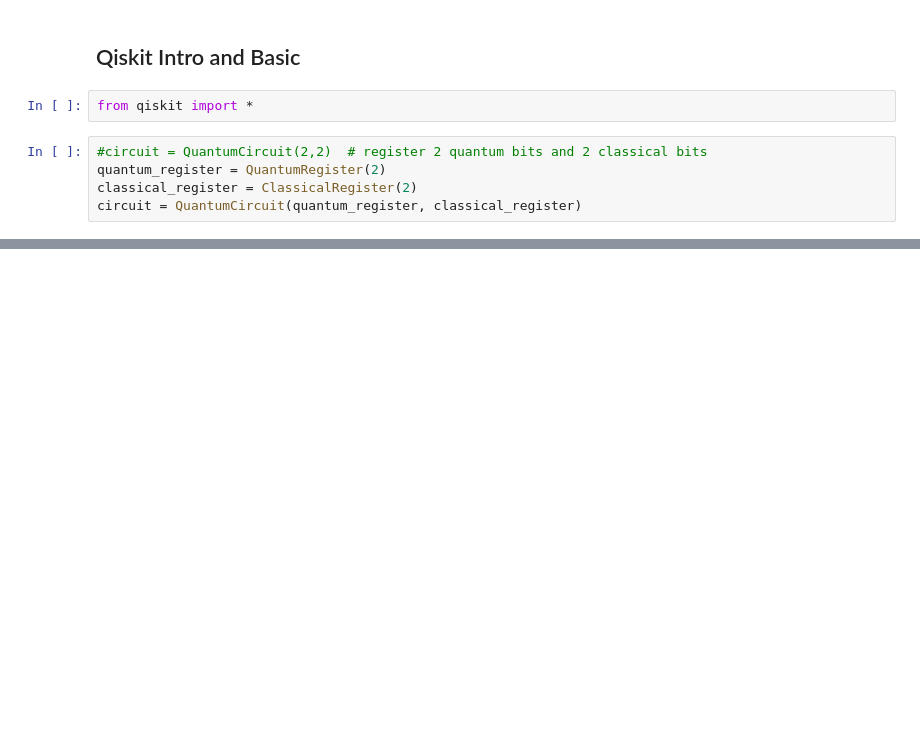
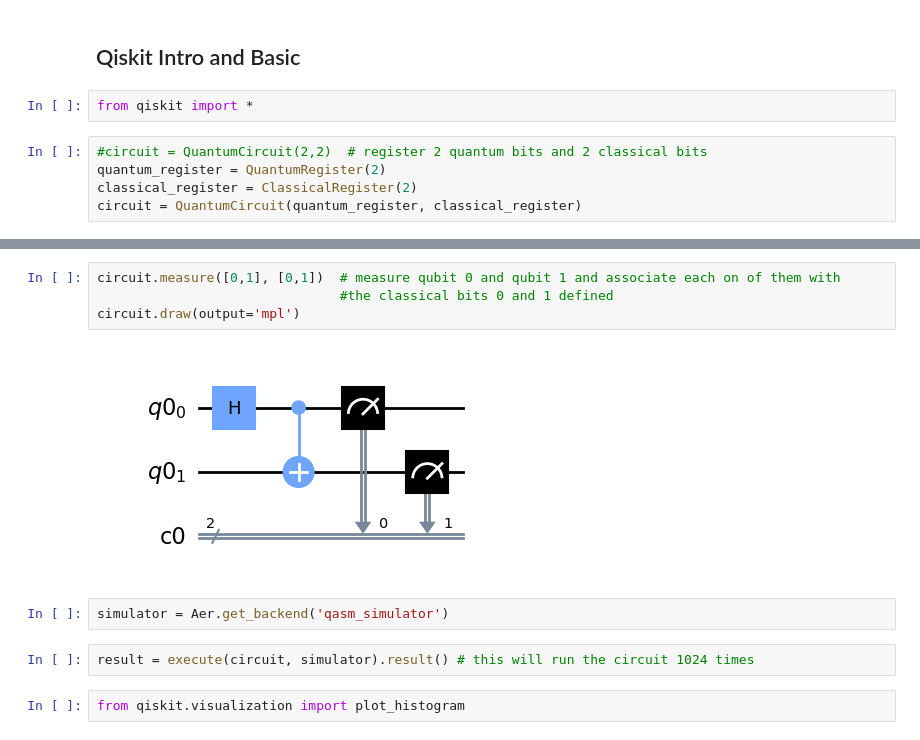
Before and after one commit to chauhanr/qiskit-explore, a Jupyter notebook: qx01-qiskit-intro.ipynb, the cells around one changed output, grey strips where cells are left out. Drawn from its saved outputs; the diff is of its cells as text; blank space fills up the shorter version.

```diff
--- a/qx01-qiskit-intro.ipynb
+++ b/qx01-qiskit-intro.ipynb
@@ -17,0 +29,12 @@ c0: 2/
+# %%
+circuit.measure([0,1], [0,1])  # measure qubit 0 and qubit 1 and associate each on of them with
+                               #the classical bits 0 and 1 defined
+circuit.draw(output='mpl')
+# %% [output]
+[figure, added]
+# %%
+simulator = Aer.get_backend('qasm_simulator')
+# %%
+result = execute(circuit, simulator).result() # this will run the circuit 1024 times
+# %%
+from qiskit.visualization import plot_histogram
```
Also changed, not shown: parts of 11 cells of this notebook, 2 other files.
